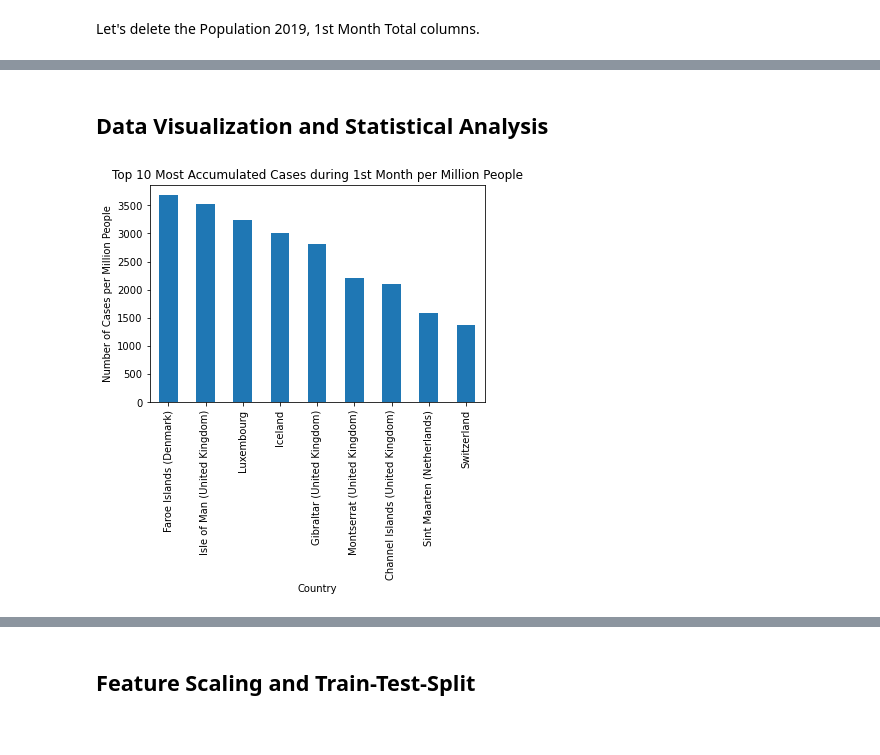
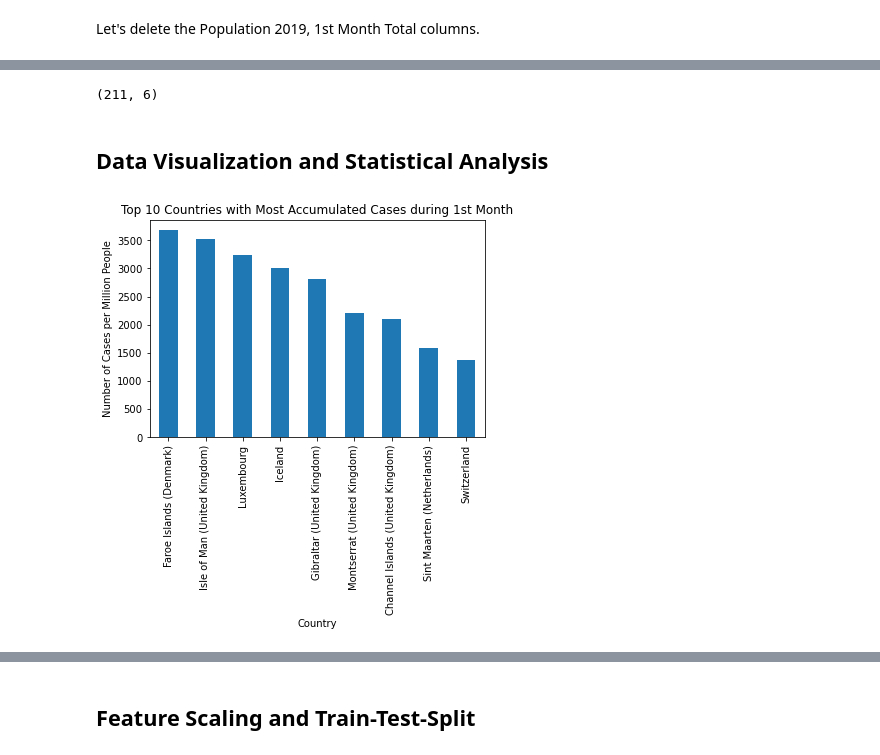
Before and after one commit to emiliopm1997/COVID19_Project, a Jupyter notebook: COVID-19 Project.ipynb, the cells around one changed output, grey strips where cells are left out. Saved outputs shown, nothing was run; the diff lists cells and outputs as text; code cells hidden in the pictures.

Commit message:
Final graphics were built in the notebook and index problems were fixed in the max_roc_dataset.

```diff
--- a/COVID-19 Project.ipynb
+++ b/COVID-19 Project.ipynb
@@ -435,14 +439,18 @@ df_cleaned.head()
 | Alberta (Canada) | 7.278 | 1.365 | 1.505 | 1.039 | 0.584 | ... |
 | Algeria | 5.211 | 1.002 | 1.160 | 0.785 | 0.086 | ... |
 | Anguilla (United Kingdom) | 7.054 | 1.333 | 1.538 | 0.996 | 0.450 | ... |
+# %%
+df_cleaned.shape
+# %% [output]
+(211, 6)
 # %% [markdown]
 ## Data Visualization and Statistical Analysis
 # %%
 df_cleaned['Positive Cases per 1M in 1st Month of Infection'].sort_values(ascending=False)[0:9].plot(kind='bar')
 plt.ylabel('Number of Cases per Million People')
 plt.xlabel('Country')
-plt.title('Top 10 Most Accumulated Cases during 1st Month per Million People')
+plt.title('Top 10 Countries with Most Accumulated Cases during 1st Month')
 plt.show()
 # %% [output]
-[figure, old version]
+[figure, new version]
 # %%
```
Also changed, not shown: parts of 33 cells of this notebook, 1 other file.
